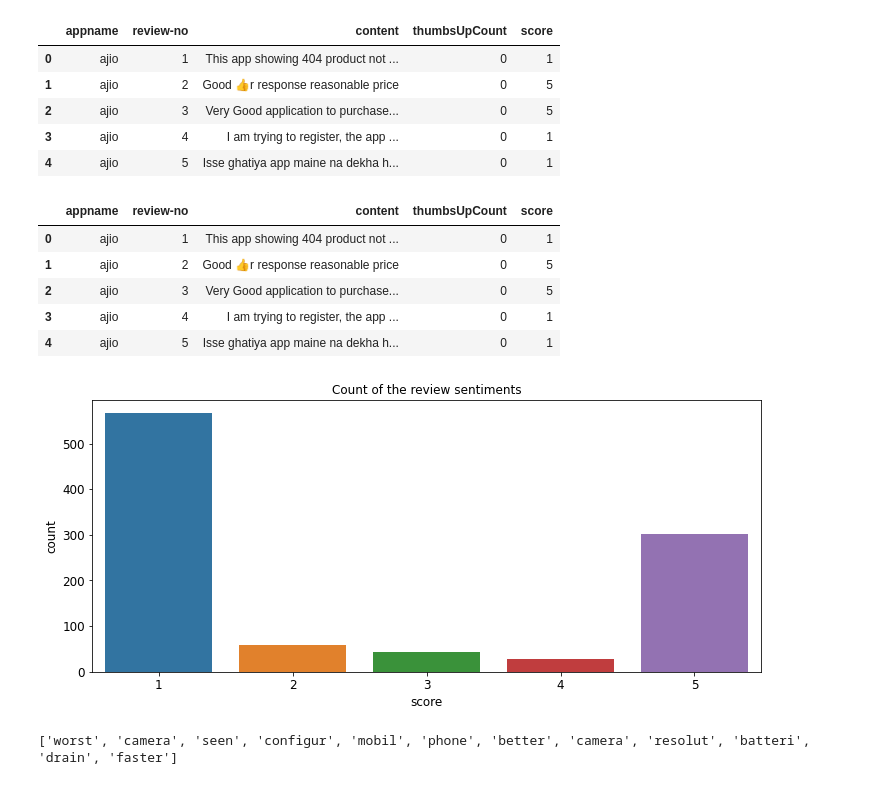
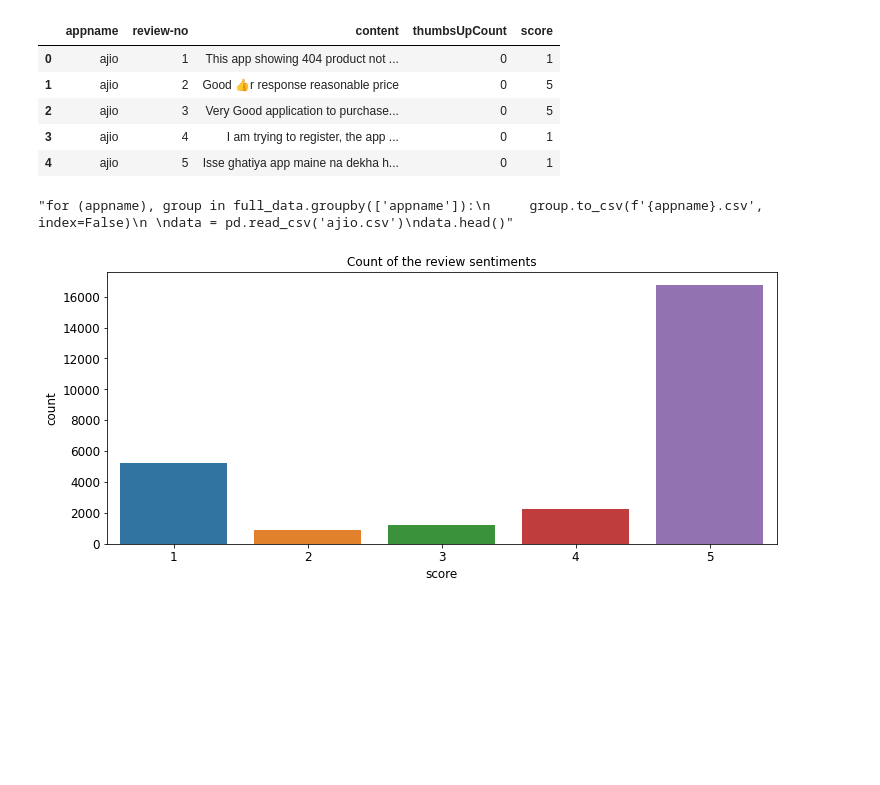
Before and after one commit to vedasam-ch15/Google-Play-Store-Data-Analysis, a Jupyter notebook: Topic_Modeling_apps.ipynb, the cells around one changed output. Cells and saved outputs as stored; diff of their text form; code cells hidden in the pictures; blank space fills up the shorter version.

```diff
--- a/Topic_Modeling_apps.ipynb
+++ b/Topic_Modeling_apps.ipynb
@@ -56,49 +56,36 @@ full_data.head()
 | 3 | ajio | 4 | I am trying to register, the app ... | 0 | 1 |
 | 4 | ajio | 5 | Isse ghatiya app maine na dekha h... | 0 | 1 |
 # %%
-for (appname), group in full_data.groupby(['appname']):
+'''for (appname), group in full_data.groupby(['appname']):
      group.to_csv(f'{appname}.csv', index=False)
 
 data = pd.read_csv('ajio.csv')
-data.head()
+data.head()'''
 # %% [output]
-|  | appname | review-no | content | thumbsUpCount | score |
-| 0 | ajio | 1 | This app showing 404 product not ... | 0 | 1 |
-| 1 | ajio | 2 | Good 👍r response reasonable price | 0 | 5 |
-| 2 | ajio | 3 | Very Good application to purchase... | 0 | 5 |
-| 3 | ajio | 4 | I am trying to register, the app ... | 0 | 1 |
-| 4 | ajio | 5 | Isse ghatiya app maine na dekha h... | 0 | 1 |
+"for (appname), group in full_data.groupby(['appname']):\n     group.to_csv(f'{appname}.csv', index=False)\n \ndata = pd.read_csv('ajio.csv')\ndata.head()"
 # %%
-sns.countplot(data['score'])
+sns.countplot(full_data['score'])
 plt.title('Count of the review sentiments')
 plt.show()
 # %% [output]
-[figure, old version]
+[figure, new version]
 # %%
-#load the gensim library
+
 import gensim
-'''
-Write a function to proprocess the entire dataset
-'''
+
 stemmer = SnowballStemmer('english')
 
 def lemmatize_stemming(text):
-    '''This function will lemmatize on Noun POS and stem the text'''
+
     return stemmer.stem(WordNetLemmatizer().lemmatize(text,pos='n'))
-    #return (WordNetLemmatizer().lemmatize(text,pos='n'))
 
-#tokenize and lemmatize
 def preprocess(text):
-    '''Function to break into word tokens, remove stopwords, remove short words and finally to lemmatize and stem the individual tokens'''
+
     result = []
     for token in gensim.utils.simple_preprocess(text):
         if token not in gensim.parsing.preprocessing.STOPWORDS and len(token) > 3:
             result.append(lemmatize_stemming(token))
     return result
-result = preprocess('The worst camera I have ever seen. Even my very old configuration mobile phone had a better camera resolution. Battery draining faster.')
-print(result)
-# %% [output]
-['worst', 'camera', 'seen', 'configur', 'mobil', 'phone', 'better', 'camera', 'resolut', 'batteri', 'drain', 'faster']
 # %%
 processed_docs = []
 
```
Also changed, not shown: parts of 85 cells of this notebook.
